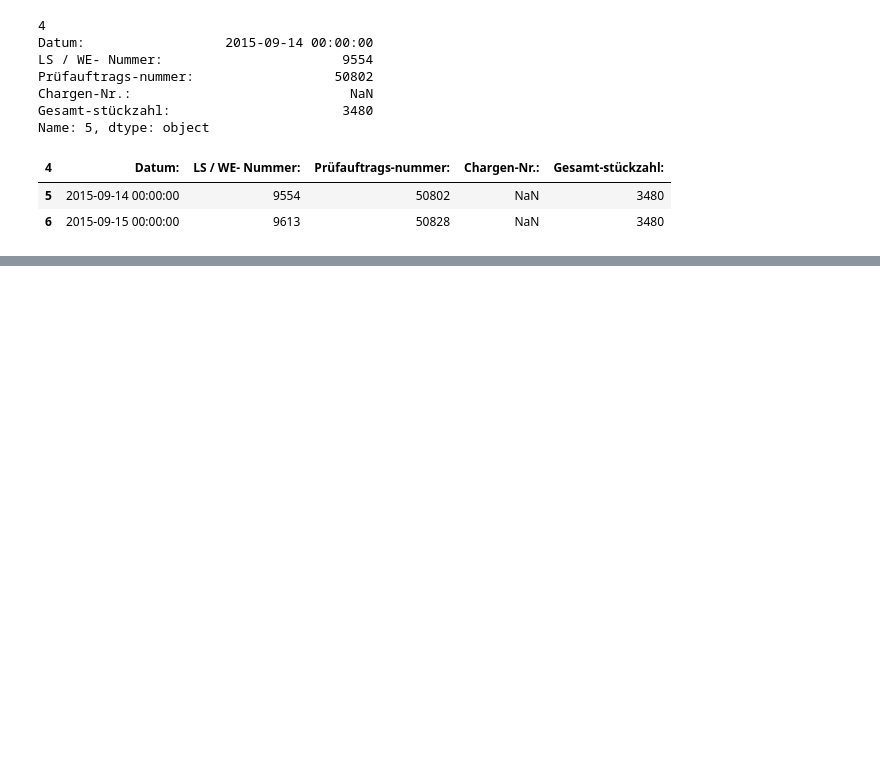
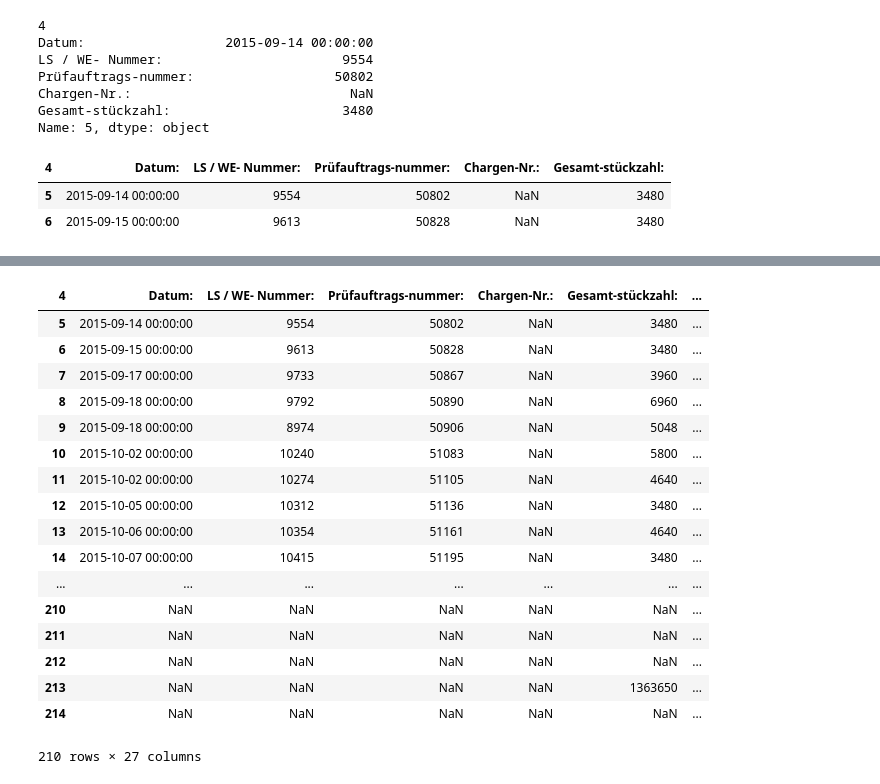
Before and after one commit to c-ern/exceltest, a Jupyter notebook: Untitled.ipynb, the cells around one changed output, grey strips where cells are left out. Saved outputs shown, nothing was run; the diff lists cells and outputs as text; code cells hidden in the pictures; blank space fills up the shorter version.

```diff
--- a/Untitled.ipynb
+++ b/Untitled.ipynb
@@ -170,0 +308,2 @@ df5.loc[5:6,"Datum:":"Gesamt-stückzahl:"]
+# %%
+fsk71231 = df_fsk["71231"]
@@ -170,0 +391,23 @@ df5.loc[5:6,"Datum:":"Gesamt-stückzahl:"]
+# %%
+fsk71231.columns = fsk71231.iloc[4]
+# %%
+fsk71231.drop(fsk71231.index[0:5])
+# %% [output]
+| 4 | Datum: | LS / WE- Nummer: | Prüfauftrags-nummer: | Chargen-Nr.: | Gesamt-stückzahl: | ... |
+| 5 | 2015-09-14 00:00:00 | 9554 | 50802 | NaN | 3480 | ... |
+| 6 | 2015-09-15 00:00:00 | 9613 | 50828 | NaN | 3480 | ... |
+| 7 | 2015-09-17 00:00:00 | 9733 | 50867 | NaN | 3960 | ... |
+| 8 | 2015-09-18 00:00:00 | 9792 | 50890 | NaN | 6960 | ... |
+| 9 | 2015-09-18 00:00:00 | 8974 | 50906 | NaN | 5048 | ... |
+| 10 | 2015-10-02 00:00:00 | 10240 | 51083 | NaN | 5800 | ... |
+| 11 | 2015-10-02 00:00:00 | 10274 | 51105 | NaN | 4640 | ... |
+| 12 | 2015-10-05 00:00:00 | 10312 | 51136 | NaN | 3480 | ... |
+| 13 | 2015-10-06 00:00:00 | 10354 | 51161 | NaN | 4640 | ... |
+| 14 | 2015-10-07 00:00:00 | 10415 | 51195 | NaN | 3480 | ... |
+| ... | ... | ... | ... | ... | ... | ... |
+| 210 | NaN | NaN | NaN | NaN | NaN | ... |
+| 211 | NaN | NaN | NaN | NaN | NaN | ... |
+| 212 | NaN | NaN | NaN | NaN | NaN | ... |
+| 213 | NaN | NaN | NaN | NaN | 1363650 | ... |
+| 214 | NaN | NaN | NaN | NaN | NaN | ... |
+210 rows × 27 columns
```
Also changed, not shown: parts of 68 cells of this notebook.
